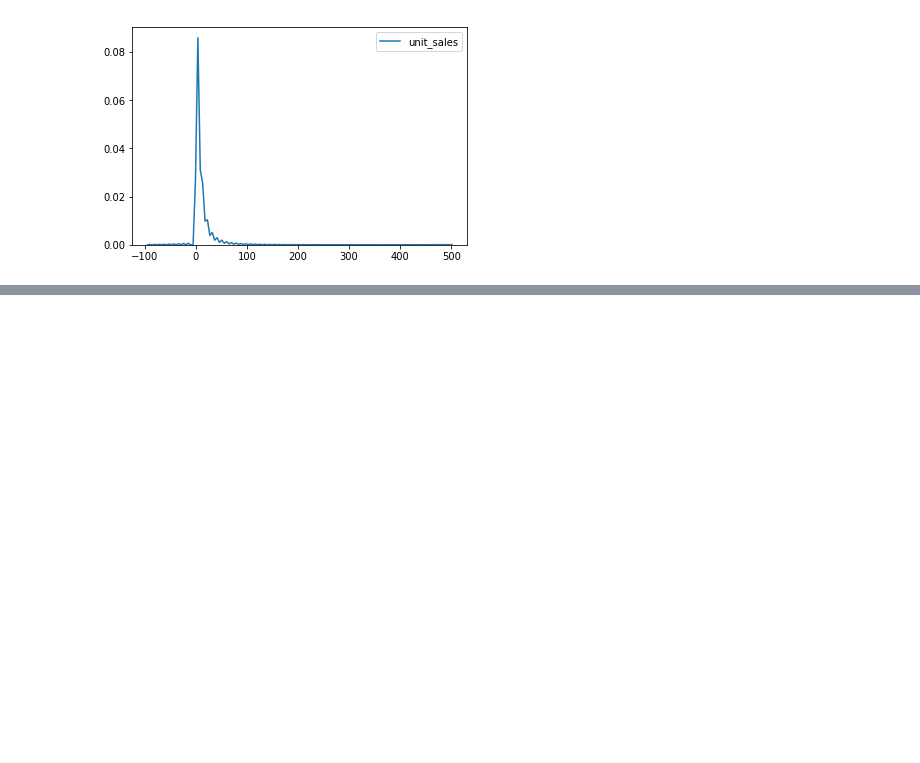
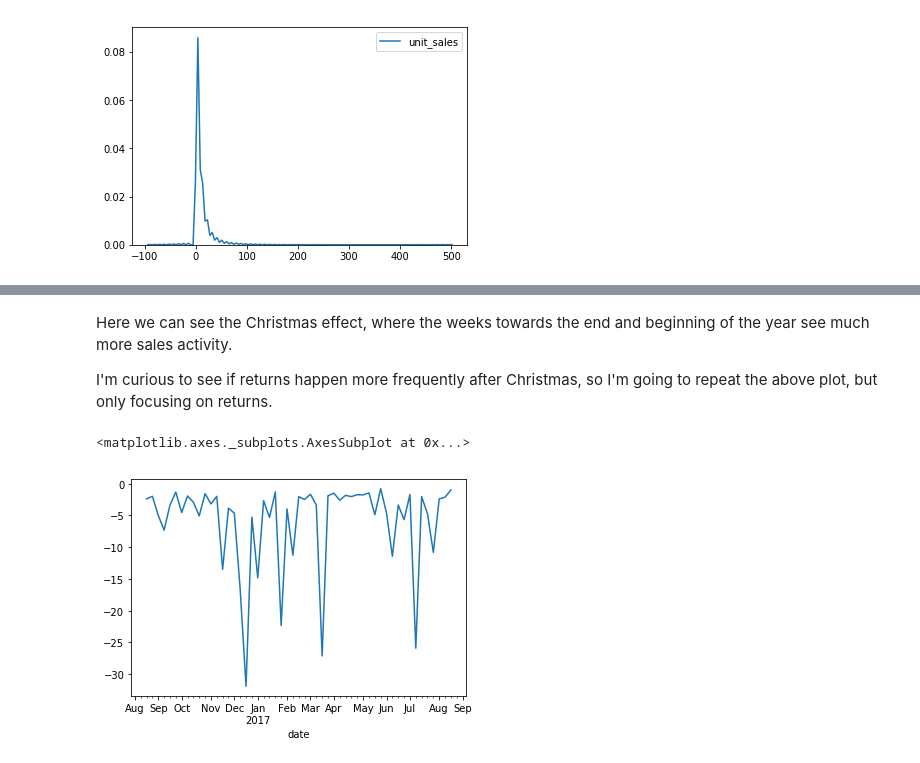
Before and after one commit to thoughtworks/twde-datalab, a Jupyter notebook: analysis/Exploratory_Analysis.ipynb, the cells around one changed output, grey strips where cells are left out. Saved outputs shown, nothing was run; the diff lists cells and outputs as text; code cells hidden in the pictures; blank space fills up the shorter version.

```diff
--- a/analysis/Exploratory_Analysis.ipynb
+++ b/analysis/Exploratory_Analysis.ipynb
@@ -144,0 +157,10 @@ sns.kdeplot(majority_of_data.unit_sales, clip=[-100,500])
+# %% [markdown]
+Here we can see the Christmas effect, where the weeks towards the end and beginning of the year see much more sales activity.
+
+
+I'm curious to see if returns happen more frequently after Christmas, so I'm going to repeat the above plot, but only focusing on returns.
+# %%
+data[data.unit_sales < 0].unit_sales.resample('W').mean().plot(x='index',y='unit_sales')
+# %% [output]
+<matplotlib.axes._subplots.AxesSubplot at 0x...>
+[figure, added]
```
Also changed, not shown: parts of 8 cells of this notebook.
